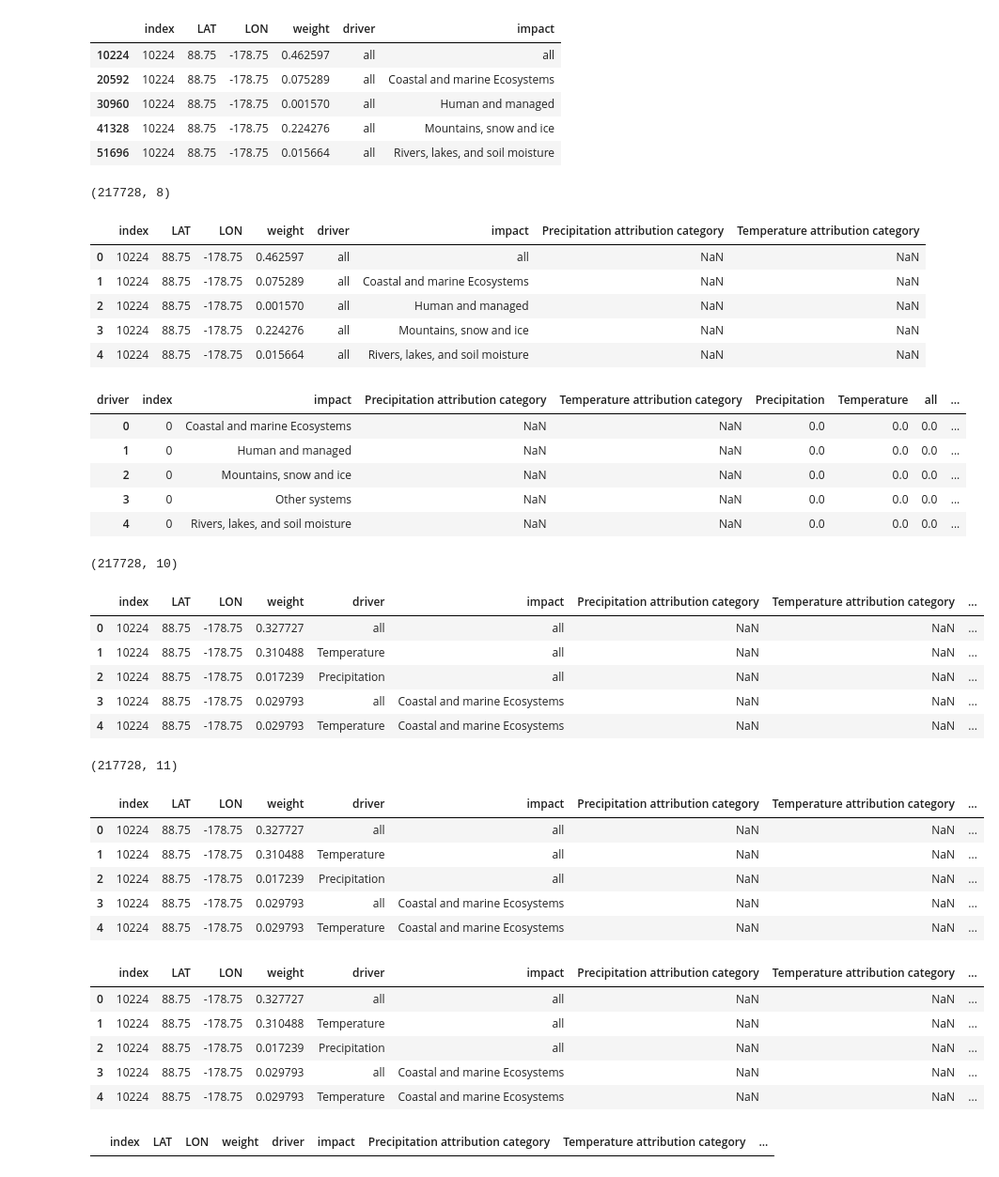
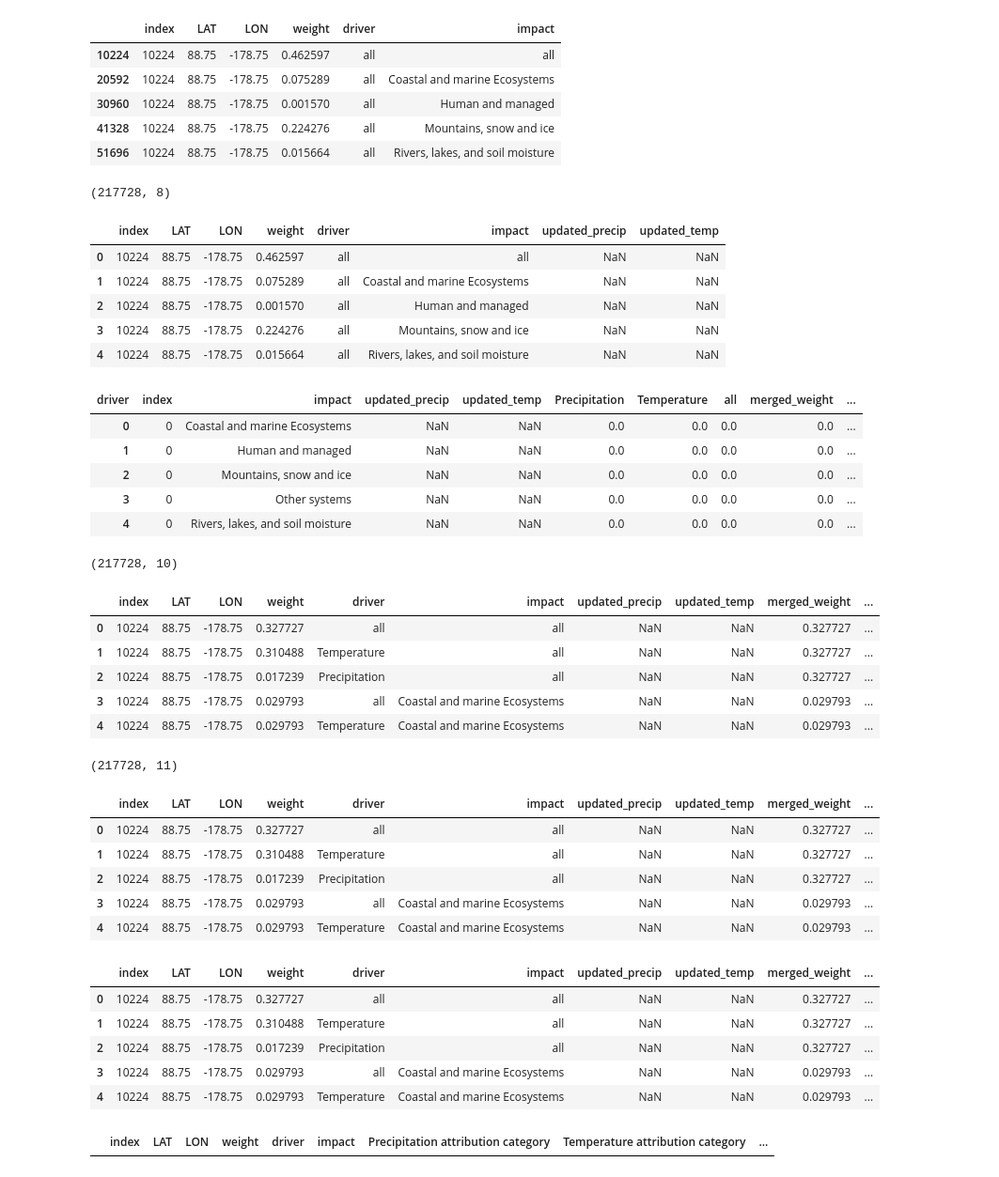
Before and after one commit to mcallaghan/interactive-impacts-map, a Jupyter notebook: transform_data.ipynb, the cells around one changed output. Shown: that part at 94% size. Cells and saved outputs as stored; diff of their text form; code cells hidden in the pictures.

```diff
--- a/transform_data.ipynb
+++ b/transform_data.ipynb
@@ -105,8 +105,6 @@ with open('data/cells.json', 'w') as fp:
 # %%
 import json
 df = df.rename(columns={
-    "updated_temp":"Temperature attribution category",
-    "updated_precip":"Precipitation attribution category",
     "temp_study_prop": "Weighted studies on temperature",
     "all_study_prop": "Weighted studies"
 })
@@ -117,7 +115,7 @@ d = {
 df.loc[pd.isna(df['precip_da_cat']),"precip_da_cat"] = 5
 df.loc[pd.isna(df['temp_da_cat']),"temp_da_cat"] = 5
 cols = [
-    "Temperature attribution category","Precipitation attribution category",
+    "updated_temp","updated_precip",
     "LAT","LON"
 ]
 #cols = df.columns
@@ -139,8 +137,8 @@ for i, row in df.fillna(5).iterrows():
 
         }
     }
-    rdict["Temperature"] = row["Temperature attribution category"]
-    rdict["Precipitation"] = row["Precipitation attribution category"]
+    rdict["Temperature"] = row["updated_temp"]
+    rdict["Precipitation"] = row["updated_precip"]
     for c in cols:
         if "LATasdf" in c or "LONasdf" in c:
             continue
@@ -196,13 +194,13 @@ for i, row in long_df.fillna(5).iterrows():
 with open('data/ws_data.json', 'w') as fp:
     json.dump(d, fp)
 # %%
-if "Precipitation attribution category" not in long_df.columns:
-    long_df = long_df.merge(df[['index','Precipitation attribution category','Temperature attribution category']])
+if "updated_precip" not in long_df.columns:
+    long_df = long_df.merge(df[['index','updated_precip','updated_temp']])
 print(long_df.shape)
 long_df.head()
 # %% [output]
 (217728, 8)
-|  | index | LAT | LON | weight | driver | impact | Precipitation attribution category | Temperature attribution category |
+|  | index | LAT | LON | weight | driver | impact | updated_precip | updated_temp |
 | 0 | 10224 | 88.75 | -178.75 | 0.462597 | all | all | NaN | NaN |
 | 1 | 10224 | 88.75 | -178.75 | 0.075289 | all | Coastal and marine Ecosystems | NaN | NaN |
 | 2 | 10224 | 88.75 | -178.75 | 0.001570 | all | Human and managed | NaN | NaN |
@@ -212,19 +210,19 @@ long_df.head()
 wide_df = long_df.pivot(
     values="weight",
     columns="driver",
-    index=["index","impact","Precipitation attribution category","Temperature attribution category"]
+    index=["index","impact","updated_precip","updated_temp"]
 ).reset_index()
 
 # Add weights where both precip and temp are d&A
 idx = wide_df.loc[
-    (wide_df['Precipitation attribution category'].isin([2,3])) & (wide_df['Temperature attribution category'].isin([2,3]))
+    (wide_df['updated_precip'].isin([2,3])) & (wide_df['updated_temp'].isin([2,3]))
 ].index
 wide_df.loc[idx,"merged_weight"] = wide_df.loc[idx,"Temperature"] + wide_df.loc[idx,"Precipitation"]
 wide_df.loc[idx, "n_da_impacts"] = 2
 
 # Add weights where neither precip nor temp are d&A
 idx = wide_df.loc[
-    (~wide_df['Precipitation attribution category'].isin([2,3])) & (~wide_df['Temperature attribution category'].isin([2,3]))
+    (~wide_df['updated_precip'].isin([2,3])) & (~wide_df['updated_temp'].isin([2,3]))
 ].index
 wide_df.loc[idx,"merged_weight"] = wide_df.loc[idx,"Temperature"] + wide_df.loc[idx,"Precipitation"]
 wide_df.loc[idx, "n_da_impacts"] = 0
@@ -232,46 +230,46 @@ wide_df.loc[idx, "n_da_impacts"] = 0
 
 # Add weights where both precip and temp are d&A
 idx = wide_df.loc[
-    (wide_df['Precipitation attribution category'].isin([2,3])) & (~wide_df['Temperature attribution category'].isin([2,3]))
+    (wide_df['updated_precip'].isin([2,3])) & (~wide_df['updated_temp'].isin([2,3]))
 ].index
 wide_df.loc[idx,"merged_weight"] = wide_df.loc[idx,"Precipitation"]
 wide_df.loc[idx, "n_da_impacts"] = 1
 
 # Add weights where both precip and temp are d&A
 idx = wide_df.loc[
-    (~wide_df['Precipitation attribution category'].isin([2,3])) & (wide_df['Temperature attribution category'].isin([2,3]))
+    (~wide_df['updated_precip'].isin([2,3])) & (wide_df['updated_temp'].isin([2,3]))
 ].index
 wide_df.loc[idx,"merged_weight"] = wide_df.loc[idx,"Temperature"]
 wide_df.loc[idx, "n_da_impacts"] = 1
 
 wide_df.head()
 # %% [output]
-| driver | index | impact | Precipitation attribution category | Temperature attribution category | Precipitation | Temperature | all | ... |
-| 0 | 0 | Coastal and marine Ecosystems | NaN | NaN | 0.0 | 0.0 | 0.0 | ... |
-| 1 | 0 | Human and managed | NaN | NaN | 0.0 | 0.0 | 0.0 | ... |
-| 2 | 0 | Mountains, snow and ice | NaN | NaN | 0.0 | 0.0 | 0.0 | ... |
-| 3 | 0 | Other systems | NaN | NaN | 0.0 | 0.0 | 0.0 | ... |
-| 4 | 0 | Rivers, lakes, and soil moisture | NaN | NaN | 0.0 | 0.0 | 0.0 | ... |
+| driver | index | impact | updated_precip | updated_temp | Precipitation | Temperature | all | merged_weight | ... |
+| 0 | 0 | Coastal and marine Ecosystems | NaN | NaN | 0.0 | 0.0 | 0.0 | 0.0 | ... |
+| 1 | 0 | Human and managed | NaN | NaN | 0.0 | 0.0 | 0.0 | 0.0 | ... |
+| 2 | 0 | Mountains, snow and ice | NaN | NaN | 0.0 | 0.0 | 0.0 | 0.0 | ... |
+| 3 | 0 | Other systems | NaN | NaN | 0.0 | 0.0 | 0.0 | 0.0 | ... |
+| 4 | 0 | Rivers, lakes, and soil moisture | NaN | NaN | 0.0 | 0.0 | 0.0 | 0.0 | ... |
 # %%
 import numpy as np
 
 long_df = long_df.merge(wide_df[["index","impact","merged_weight","n_da_impacts"]])
 long_df.loc[long_df["driver"]=="all","weight"] = long_df.loc[long_df["driver"]=="all","merged_weight"]
 tidx = long_df[long_df['driver']=="Temperature"].index
 pidx = long_df[long_df['driver']=="Precipitation"].index
 
-long_df.loc[tidx,"n_da_impacts"] = np.where((long_df.loc[tidx]["Temperature attribution category"].isin([2,3])),1,0)
-long_df.loc[pidx,"n_da_impacts"] = np.where((long_df.loc[pidx]["Precipitation attribution category"].isin([2,3])),1,0)
+long_df.loc[tidx,"n_da_impacts"] = np.where((long_df.loc[tidx]["updated_temp"].isin([2,3])),1,0)
+long_df.loc[pidx,"n_da_impacts"] = np.where((long_df.loc[pidx]["updated_precip"].isin([2,3])),1,0)
 print(long_df.shape)
 long_df.head()
 # %% [output]
 (217728, 10)
-|  | index | LAT | LON | weight | driver | impact | Precipitation attribution category | Temperature attribution category | ... |
-| 0 | 10224 | 88.75 | -178.75 | 0.327727 | all | all | NaN | NaN | ... |
-| 1 | 10224 | 88.75 | -178.75 | 0.310488 | Temperature | all | NaN | NaN | ... |
-| 2 | 10224 | 88.75 | -178.75 | 0.017239 | Precipitation | all | NaN | NaN | ... |
-| 3 | 10224 | 88.75 | -178.75 | 0.029793 | all | Coastal and marine Ecosystems | NaN | NaN | ... |
-| 4 | 10224 | 88.75 | -178.75 | 0.029793 | Temperature | Coastal and marine Ecosystems | NaN | NaN | ... |
+|  | index | LAT | LON | weight | driver | impact | updated_precip | updated_temp | merged_weight | ... |
+| 0 | 10224 | 88.75 | -178.75 | 0.327727 | all | all | NaN | NaN | 0.327727 | ... |
+| 1 | 10224 | 88.75 | -178.75 | 0.310488 | Temperature | all | NaN | NaN | 0.327727 | ... |
+| 2 | 10224 | 88.75 | -178.75 | 0.017239 | Precipitation | all | NaN | NaN | 0.327727 | ... |
+| 3 | 10224 | 88.75 | -178.75 | 0.029793 | all | Coastal and marine Ecosystems | NaN | NaN | 0.029793 | ... |
+| 4 | 10224 | 88.75 | -178.75 | 0.029793 | Temperature | Coastal and marine Ecosystems | NaN | NaN | 0.029793 | ... |
 # %%
 lots = 20
 little = 5
@@ -313,21 +311,21 @@ print(long_df.shape)
 long_df.head()
 # %% [output]
 (217728, 11)
-|  | index | LAT | LON | weight | driver | impact | Precipitation attribution category | Temperature attribution category | ... |
-| 0 | 10224 | 88.75 | -178.75 | 0.327727 | all | all | NaN | NaN | ... |
-| 1 | 10224 | 88.75 | -178.75 | 0.310488 | Temperature | all | NaN | NaN | ... |
-| 2 | 10224 | 88.75 | -178.75 | 0.017239 | Precipitation | all | NaN | NaN | ... |
-| 3 | 10224 | 88.75 | -178.75 | 0.029793 | all | Coastal and marine Ecosystems | NaN | NaN | ... |
-| 4 | 10224 | 88.75 | -178.75 | 0.029793 | Temperature | Coastal and marine Ecosystems | NaN | NaN | ... |
+|  | index | LAT | LON | weight | driver | impact | updated_precip | updated_temp | merged_weight | ... |
+| 0 | 10224 | 88.75 | -178.75 | 0.327727 | all | all | NaN | NaN | 0.327727 | ... |
+| 1 | 10224 | 88.75 | -178.75 | 0.310488 | Temperature | all | NaN | NaN | 0.327727 | ... |
+| 2 | 10224 | 88.75 | -178.75 | 0.017239 | Precipitation | all | NaN | NaN | 0.327727 | ... |
+| 3 | 10224 | 88.75 | -178.75 | 0.029793 | all | Coastal and marine Ecosystems | NaN | NaN | 0.029793 | ... |
+| 4 | 10224 | 88.75 | -178.75 | 0.029793 | Temperature | Coastal and marine Ecosystems | NaN | NaN | 0.029793 | ... |
 # %%
 long_df.head()
 # %% [output]
-|  | index | LAT | LON | weight | driver | impact | Precipitation attribution category | Temperature attribution category | ... |
-| 0 | 10224 | 88.75 | -178.75 | 0.327727 | all | all | NaN | NaN | ... |
-| 1 | 10224 | 88.75 | -178.75 | 0.310488 | Temperature | all | NaN | NaN | ... |
-| 2 | 10224 | 88.75 | -178.75 | 0.017239 | Precipitation | all | NaN | NaN | ... |
-| 3 | 10224 | 88.75 | -178.75 | 0.029793 | all | Coastal and marine Ecosystems | NaN | NaN | ... |
-| 4 | 10224 | 88.75 | -178.75 | 0.029793 | Temperature | Coastal and marine Ecosystems | NaN | NaN | ... |
+|  | index | LAT | LON | weight | driver | impact | updated_precip | updated_temp | merged_weight | ... |
+| 0 | 10224 | 88.75 | -178.75 | 0.327727 | all | all | NaN | NaN | 0.327727 | ... |
+| 1 | 10224 | 88.75 | -178.75 | 0.310488 | Temperature | all | NaN | NaN | 0.327727 | ... |
+| 2 | 10224 | 88.75 | -178.75 | 0.017239 | Precipitation | all | NaN | NaN | 0.327727 | ... |
+| 3 | 10224 | 88.75 | -178.75 | 0.029793 | all | Coastal and marine Ecosystems | NaN | NaN | 0.029793 | ... |
+| 4 | 10224 | 88.75 | -178.75 | 0.029793 | Temperature | Coastal and marine Ecosystems | NaN | NaN | 0.029793 | ... |
 # %%
 # df = df.rename(columns={
 #     "updated_temp":"Temperature",
```
Also changed, not shown: 8 other files.
